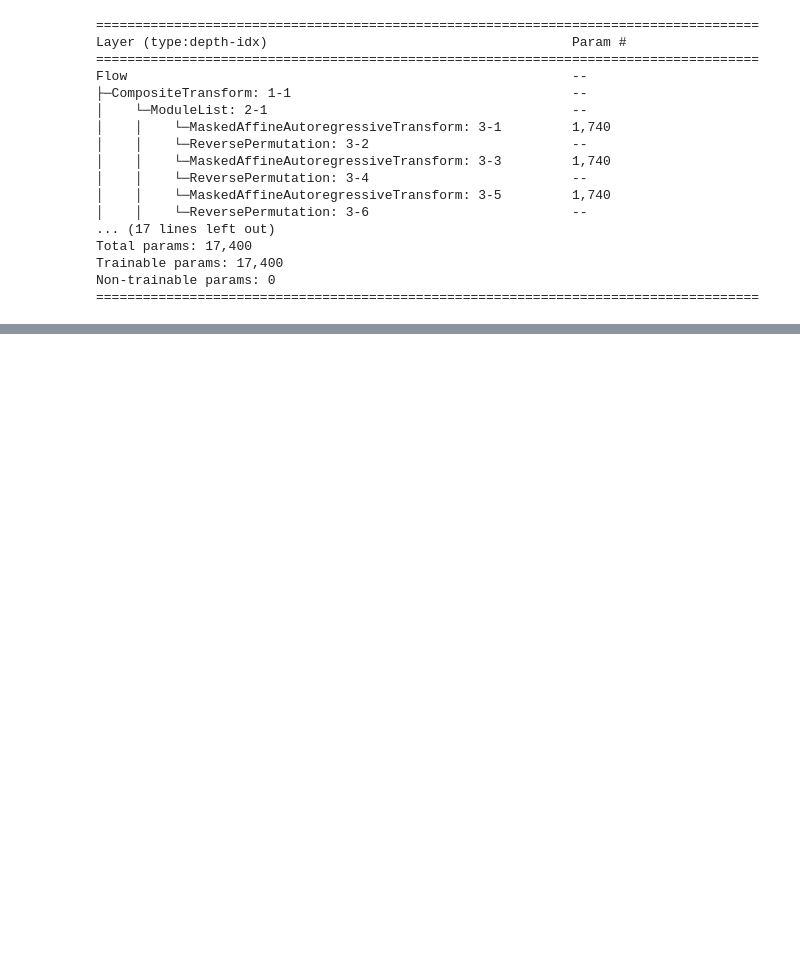
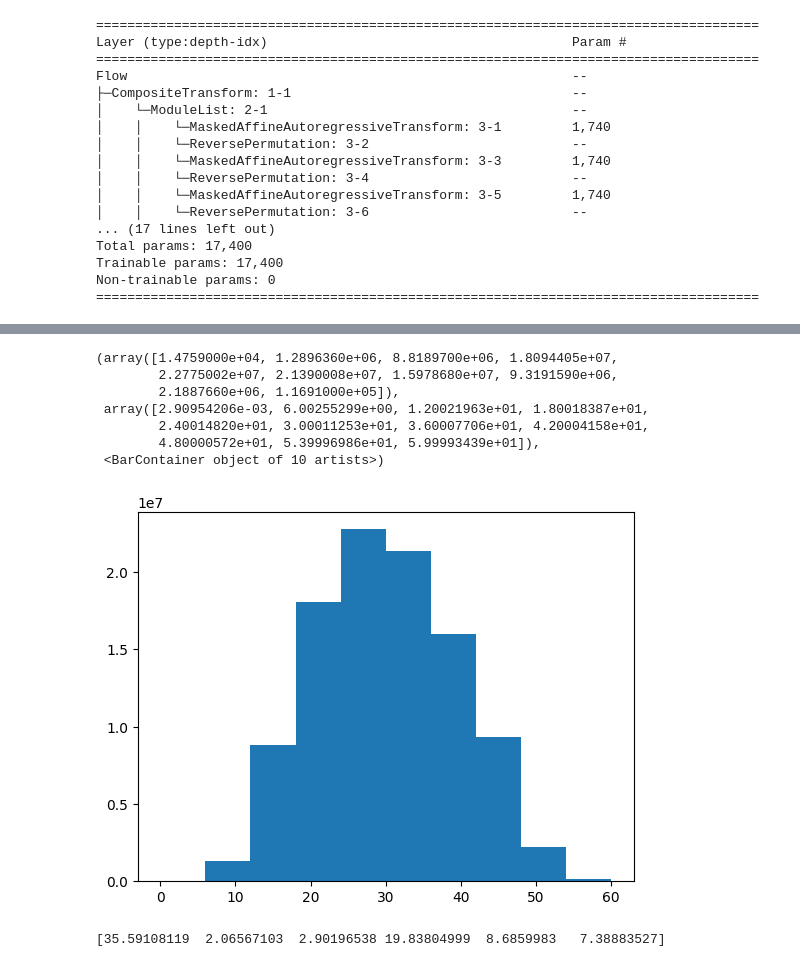
Before and after one commit to vigneshK0404/NOva_Fitter_CNF, a Jupyter notebook: CNF_Modified.ipynb, the cells around one changed output, grey strips where cells are left out. Saved outputs shown, nothing was run; the diff lists cells and outputs as text; code cells hidden in the pictures; blank space fills up the shorter version.

Commit message:
Added testCases. Once all confirmed, I will polish up a final script.

```diff
--- a/CNF_Modified.ipynb
+++ b/CNF_Modified.ipynb
@@ -342,8 +408,0 @@ plt.hist(N1,color="red",edgecolor="black")
-# %%
-cnfP, cnfT = generateTrainingData(1,1)
-cnfP_tensor = torch.tensor(cnfP, requires_grad=False).float().to(device)
-
-cnfP_en = encodeModel.encode(cnfP_tensor)
-
-print(cnfP_en)
-print(cnfT)
@@ -353,0 +419,8 @@ tensor([[ 3.7650,  5.3351, -5.2844, -3.1934,  6.5926, -8.0504]],
+# %%
+cnfP, cnfT = generateTrainingData(1,100000)
+cnfT = cnfT[0]
+print(cnfP.nbytes)
+
+cnfP_tensor = torch.tensor(cnfP,dtype = torch.float32)
+
+batch_test = DataLoader(cnfP_tensor, batch_size = 4096)
@@ -354,4 +429,10 @@ tensor([[ 3.7650,  5.3351, -5.2844, -3.1934,  6.5926, -8.0504]],
 # %%
+testData = []
+
 with torch.no_grad():
-  samples = CNFModel.sample(10000,context=cnfP_en).cpu().numpy()
-samples = samples[0,:,:]
+  for x_batch in batch_test:
+    x = x_batch.to(device)
+    cnfP_en = encodeModel.encode(x)
+    samples = CNFModel.sample(1000,context=cnfP_en).cpu().numpy()
+    sample_cut = samples.reshape(-1,samples.shape[-1])
+    testData.append(sample_cut)
@@ -379,0 +439,3 @@ plt.hist(mu1_cnf)
+# %%
+testnp = np.concatenate(testData,axis=0)
+print(testnp.shape)
@@ -379,0 +454,17 @@ plt.hist(mu1_cnf)
+# %%
+N1_cnf = testnp[:,0]
+N1s = N1_cnf[(N1_cnf > 0) & (N1_cnf < 60)]
+plt.hist(N1s)
+# %% [output]
+(array([1.4759000e+04, 1.2896360e+06, 8.8189700e+06, 1.8094405e+07,
+        2.2775002e+07, 2.1390008e+07, 1.5978680e+07, 9.3191590e+06,
+        2.1887660e+06, 1.1691000e+05]),
+ array([2.90954206e-03, 6.00255299e+00, 1.20021963e+01, 1.80018387e+01,
+        2.40014820e+01, 3.00011253e+01, 3.60007706e+01, 4.20004158e+01,
+        4.80000572e+01, 5.39996986e+01, 5.99993439e+01]),
+ <BarContainer object of 10 artists>)
+[figure, added]
+# %%
+print(cnfT)
+# %% [output]
+[35.59108119  2.06567103  2.90196538 19.83804999  8.6859983   7.38883527]
```
Also changed, not shown: parts of 19 cells of this notebook.
